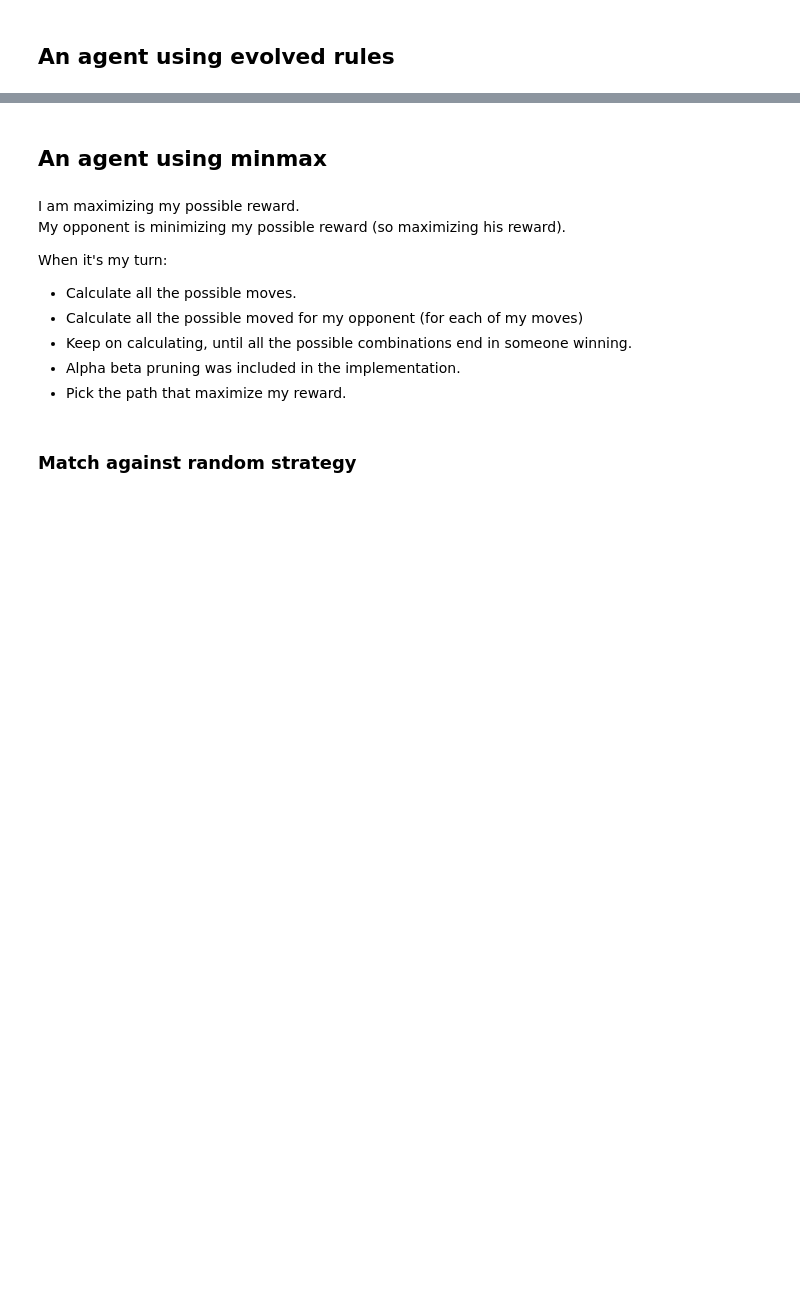
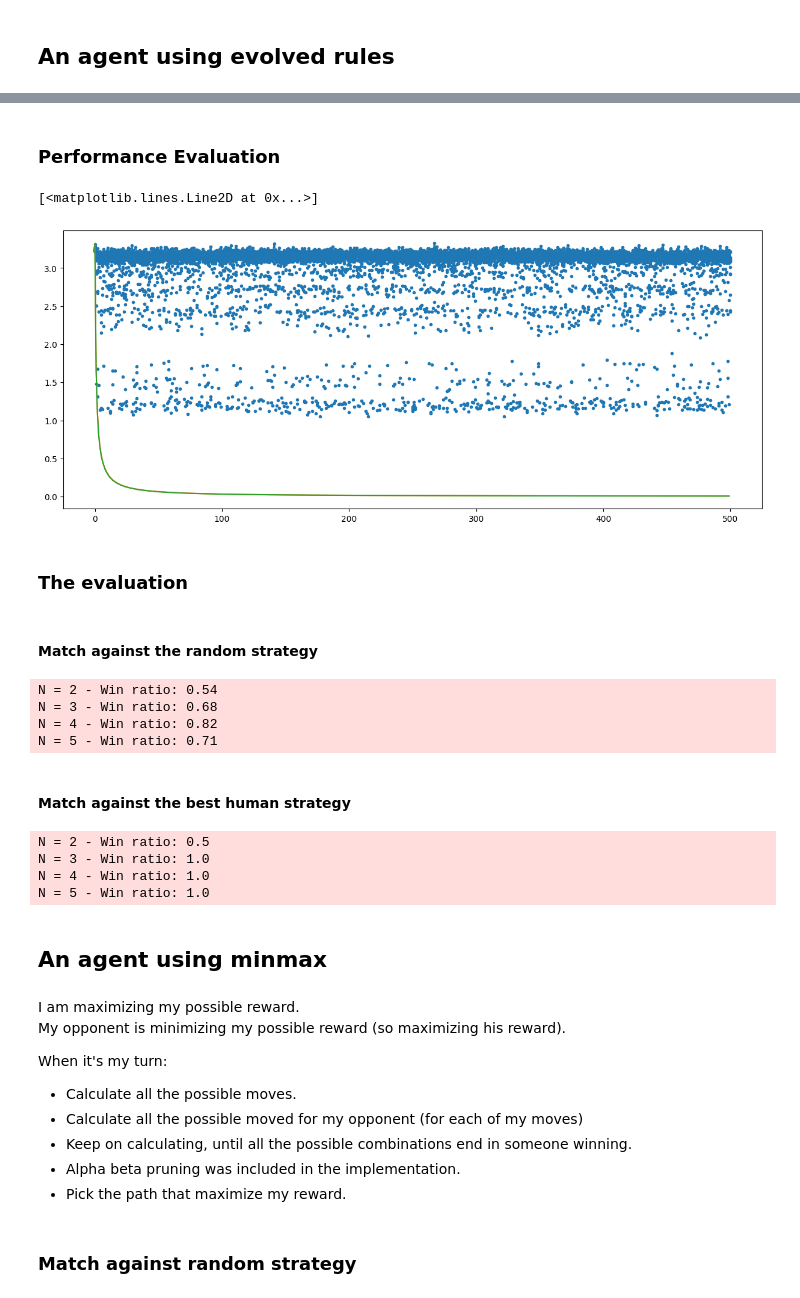
Before and after one commit to francescofiorella/computational_intelligence_2022_2023, a Jupyter notebook: lab3/lab3.ipynb, the cells around one changed output, grey strips where cells are left out. Cells and saved outputs as stored; diff of their text form; code cells hidden in the pictures; blank space fills up the shorter version.

```diff
--- a/lab3/lab3.ipynb
+++ b/lab3/lab3.ipynb
@@ -295,3 +357,0 @@ The population is formed by all the possible rules, an individual is a single ru
-# %%
-population = [shortest_row_strategy, longest_row_strategy, first_row_strategy, last_row_strategy, middle_row_strategy]
-num_laws = [0, 1, 2, 3, 4]
@@ -301,3 +430,0 @@ The fitness is obtained by calculated the winning ratio of that individual.
-# %%
-def fitness(won, total_matches):
-    return won/total_matches
@@ -354,0 +451,23 @@ shortest_row_strategy, law 0 - Fitness: 0.9
+# %%
+POPULATION_SIZE = 50
+OFFSPRING_SIZE = 17
+
+NUM_GENERATIONS = 500
+# %%
+# init the best individual, so that the evolved_strategy function works fine
+best_individual = list()
+for _ in range(4):
+    best_individual.append((random.choice(rules), random.choice(num_laws)))
+
+population = list()
+for index in range(POPULATION_SIZE):
+    individual = list()
+    for _ in range(4):
+        individual.append(random_gene())
+
+    temp = best_individual
+    best_individual = individual
+    population.append(Individual(individual, get_fitness()))
+    best_individual = temp
+
+logging.info(f"init: pop_size={len(population)}; max={max(population, key=lambda i: i.fitness)[1]}")
@@ -355,3 +525,38 @@ shortest_row_strategy, law 0 - Fitness: 0.9
+# %% [markdown]
+### Performance Evaluation
+# %%
+off_line = [max(f[1] for f in fitness_log if f[0] == x) / (x + 1) for x in range(NUM_GENERATIONS)]
+on_line = [max(f[1] for f in fitness_log if f[0] <= x) / (x + 1) for x in range(NUM_GENERATIONS)]
+gen_best = [max(f[1] for f in fitness_log if f[0] == x) for x in range(NUM_GENERATIONS)]
+
+plt.figure(figsize=(15, 6))
+plt.scatter([x for x, _ in fitness_log], [y for _, y in fitness_log], marker=".")
+plt.plot([x for x, _ in enumerate(gen_best)], [y for _, y in enumerate(gen_best)])
+plt.plot([x for x, _ in enumerate(on_line)], [y for _, y in enumerate(on_line)])
+plt.plot([x for x, _ in enumerate(off_line)], [y for _, y in enumerate(off_line)])
+# %% [output]
+[<matplotlib.lines.Line2D at 0x...>]
+[figure, added]
+# %% [markdown]
+### The evaluation
+# %% [markdown]
+#### Match against the random strategy
+# %%
+evaluate(evolved_strategy, random_strategy)
+# %% [output]
+N = 2 - Win ratio: 0.54
+N = 3 - Win ratio: 0.68
+N = 4 - Win ratio: 0.82
+N = 5 - Win ratio: 0.71
+# %% [markdown]
+#### Match against the best human strategy
+# %%
+evaluate(evolved_strategy, best_human_strategy[0], second_num_law=best_human_strategy[1])
+# %% [output]
+N = 2 - Win ratio: 0.5
+N = 3 - Win ratio: 1.0
+N = 4 - Win ratio: 1.0
+N = 5 - Win ratio: 1.0
 # %% [markdown]
 ## An agent using minmax
 # %% [markdown]
```
Also changed, not shown: parts of 74 cells of this notebook, 2 other files.
